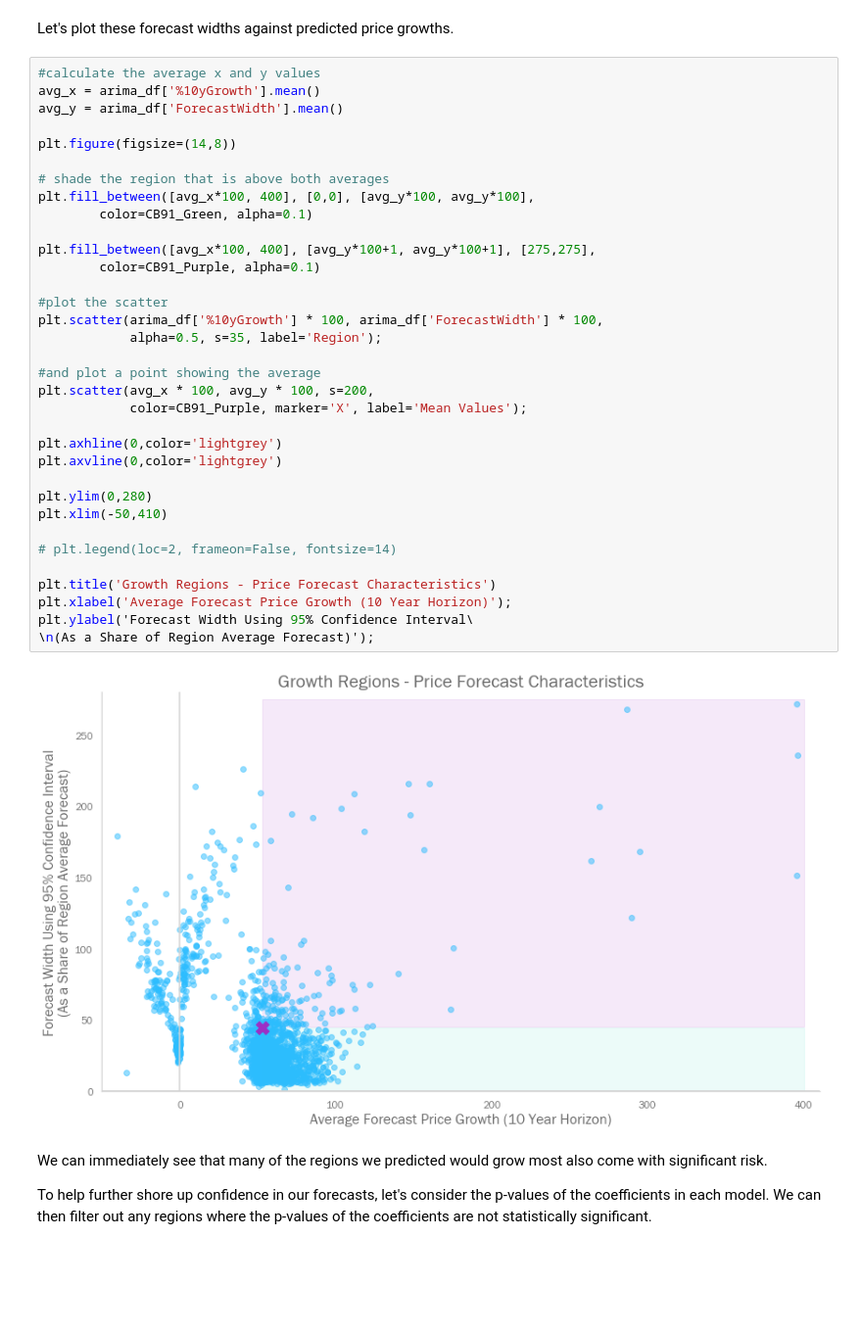
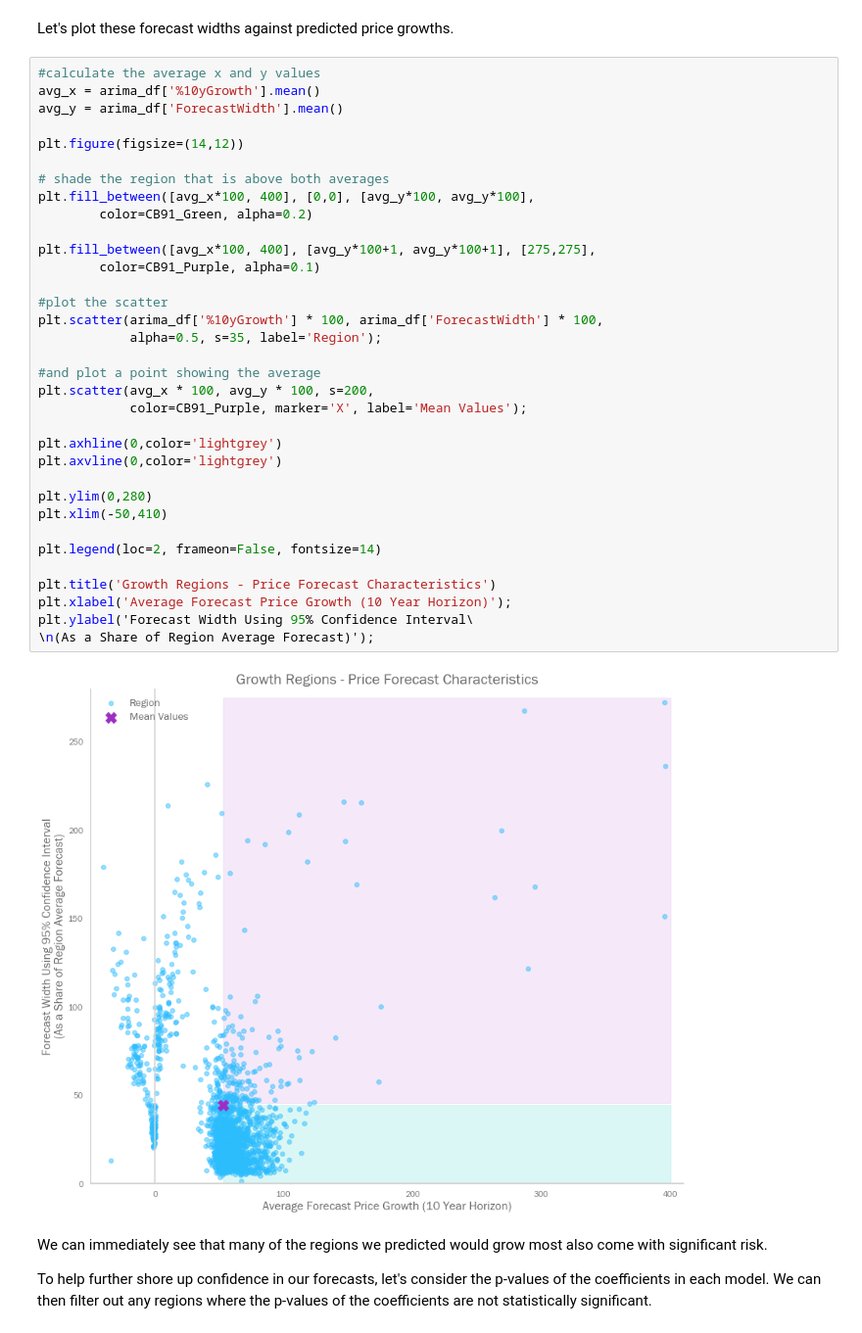
Before and after one commit to calbal91/dsc-mod-4-project-online-ds-pt-051319, a Jupyter notebook: Analysis.ipynb, the cells around one changed output. Shown at 98% size. Cells and saved outputs as stored; diff of their text form; blank space fills up the shorter version.

```diff
--- a/Analysis.ipynb
+++ b/Analysis.ipynb
@@ -1373,37 +1373,37 @@ Let's plot these forecast widths against predicted price growths.
 avg_x = arima_df['%10yGrowth'].mean()
 avg_y = arima_df['ForecastWidth'].mean()
 
-plt.figure(figsize=(14,8))
+plt.figure(figsize=(14,12))
 
 # shade the region that is above both averages
 plt.fill_between([avg_x*100, 400], [0,0], [avg_y*100, avg_y*100],
-        color=CB91_Green, alpha=0.1)
+        color=CB91_Green, alpha=0.2)
 
 plt.fill_between([avg_x*100, 400], [avg_y*100+1, avg_y*100+1], [275,275],
         color=CB91_Purple, alpha=0.1)
 
 #plot the scatter
 plt.scatter(arima_df['%10yGrowth'] * 100, arima_df['ForecastWidth'] * 100,
             alpha=0.5, s=35, label='Region');
 
 #and plot a point showing the average
 plt.scatter(avg_x * 100, avg_y * 100, s=200,
             color=CB91_Purple, marker='X', label='Mean Values');
 
 plt.axhline(0,color='lightgrey')
 plt.axvline(0,color='lightgrey')
 
 plt.ylim(0,280)
 plt.xlim(-50,410)
 
-# plt.legend(loc=2, frameon=False, fontsize=14)
+plt.legend(loc=2, frameon=False, fontsize=14)
 
 plt.title('Growth Regions - Price Forecast Characteristics')
 plt.xlabel('Average Forecast Price Growth (10 Year Horizon)');
 plt.ylabel('Forecast Width Using 95% Confidence Interval\
 \n(As a Share of Region Average Forecast)');
 # %% [output]
-[figure, old version]
+[figure, new version]
 # %% [markdown]
 We can immediately see that many of the regions we predicted would grow most also come with significant risk.
 
```
Also changed, not shown: parts of 1 cell of this notebook, 2 other files.
